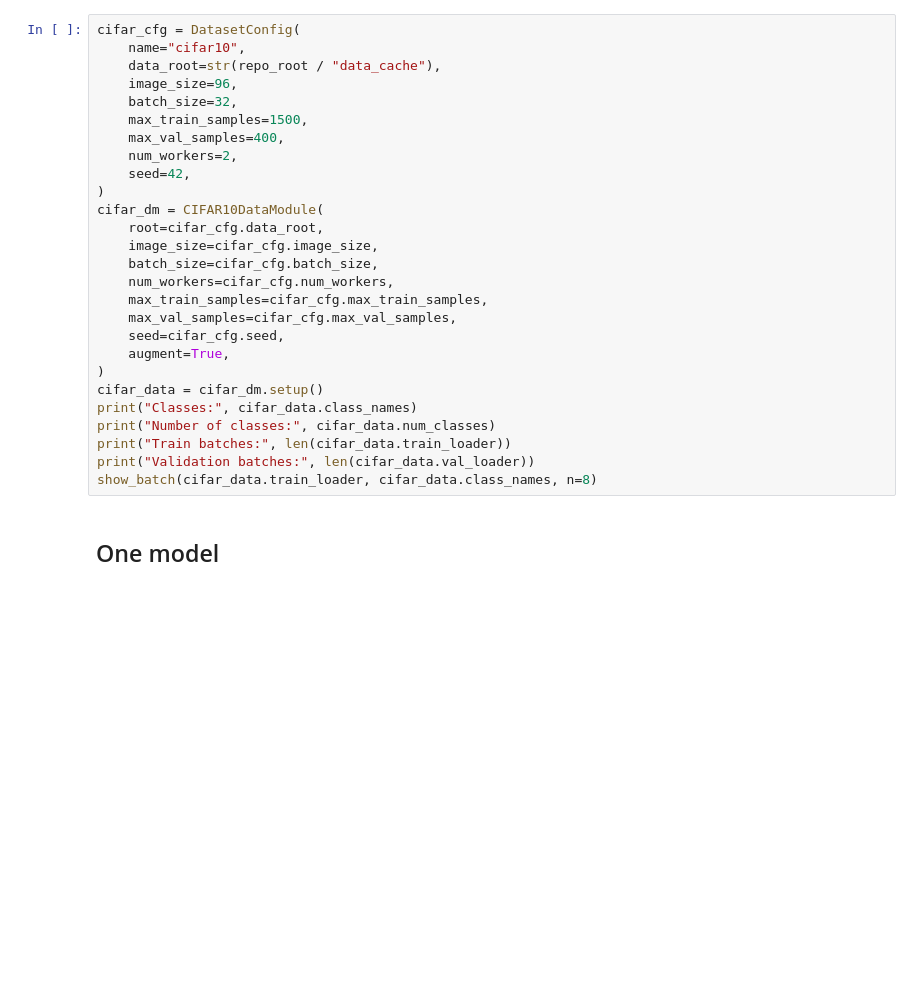
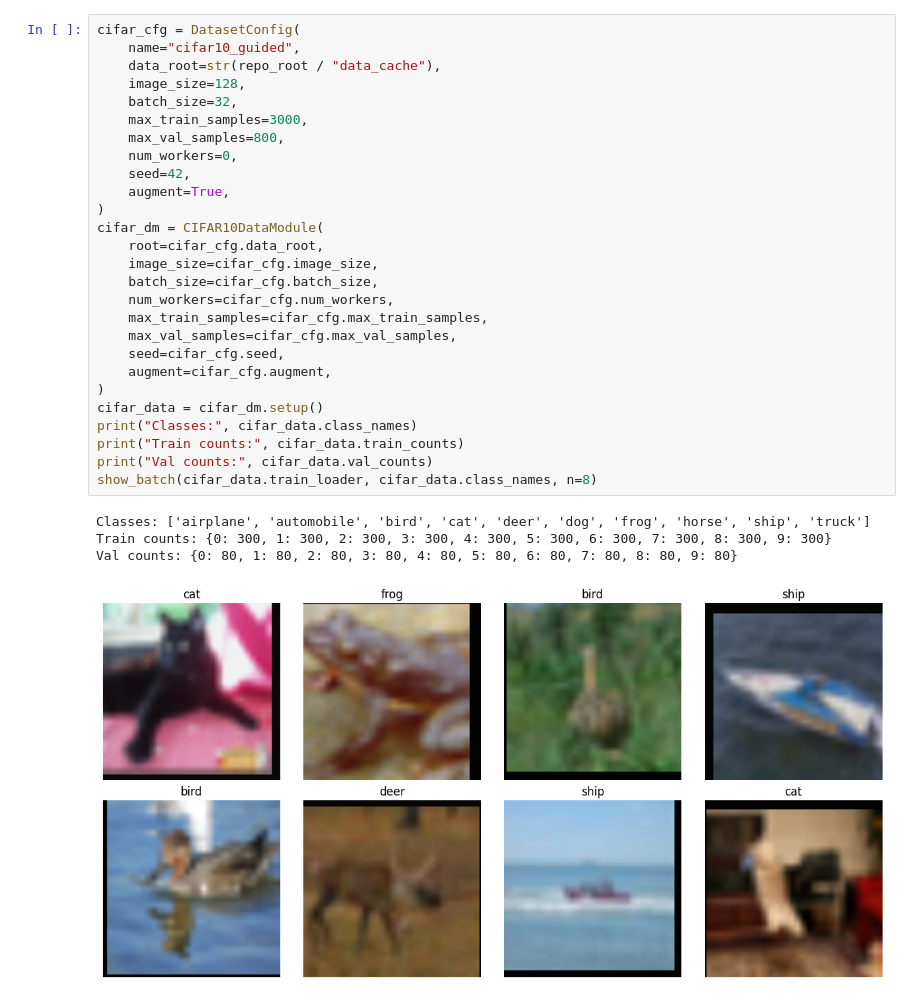
Before and after one commit to GianMan89/AUT-RUB_CV4IS_Exercise_2, a Jupyter notebook: notebooks/solutions/01_guided_cifar10_transfer_learning_solution.ipynb, the cells around one changed output. Saved outputs shown, nothing was run; the diff lists cells and outputs as text; blank space fills up the shorter version.

```diff
--- a/notebooks/solutions/01_guided_cifar10_transfer_learning_solution.ipynb
+++ b/notebooks/solutions/01_guided_cifar10_transfer_learning_solution.ipynb
@@ -28,29 +56,32 @@ print("weight shape:", tuple(conv.weight.shape))
 # %%
 cifar_cfg = DatasetConfig(
-    name="cifar10",
+    name="cifar10_guided",
     data_root=str(repo_root / "data_cache"),
-    image_size=96,
+    image_size=128,
     batch_size=32,
-    max_train_samples=1500,
-    max_val_samples=400,
-    num_workers=2,
+    max_train_samples=3000,
+    max_val_samples=800,
+    num_workers=0,
     seed=42,
+    augment=True,
 )
 cifar_dm = CIFAR10DataModule(
     root=cifar_cfg.data_root,
     image_size=cifar_cfg.image_size,
     batch_size=cifar_cfg.batch_size,
     num_workers=cifar_cfg.num_workers,
     max_train_samples=cifar_cfg.max_train_samples,
     max_val_samples=cifar_cfg.max_val_samples,
     seed=cifar_cfg.seed,
-    augment=True,
+    augment=cifar_cfg.augment,
 )
 cifar_data = cifar_dm.setup()
 print("Classes:", cifar_data.class_names)
-print("Number of classes:", cifar_data.num_classes)
-print("Train batches:", len(cifar_data.train_loader))
-print("Validation batches:", len(cifar_data.val_loader))
+print("Train counts:", cifar_data.train_counts)
+print("Val counts:", cifar_data.val_counts)
 show_batch(cifar_data.train_loader, cifar_data.class_names, n=8)
+# %% [output]
+Classes: ['airplane', 'automobile', 'bird', 'cat', 'deer', 'dog', 'frog', 'horse', 'ship', 'truck']
+Train counts: {0: 300, 1: 300, 2: 300, 3: 300, 4: 300, 5: 300, 6: 300, 7: 300, 8: 300, 9: 300}
+Val counts: {0: 80, 1: 80, 2: 80, 3: 80, 4: 80, 5: 80, 6: 80, 7: 80, 8: 80, 9: 80}
+[figure, added]
-# %% [markdown]
-## One model
```
Also changed, not shown: parts of 16 cells of this notebook, 12 other files.
